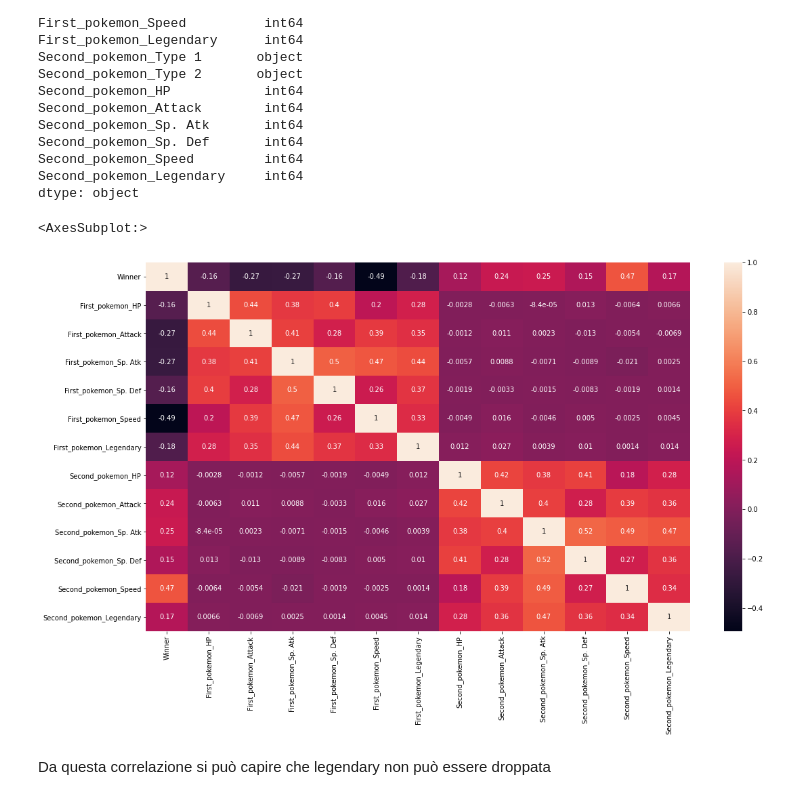
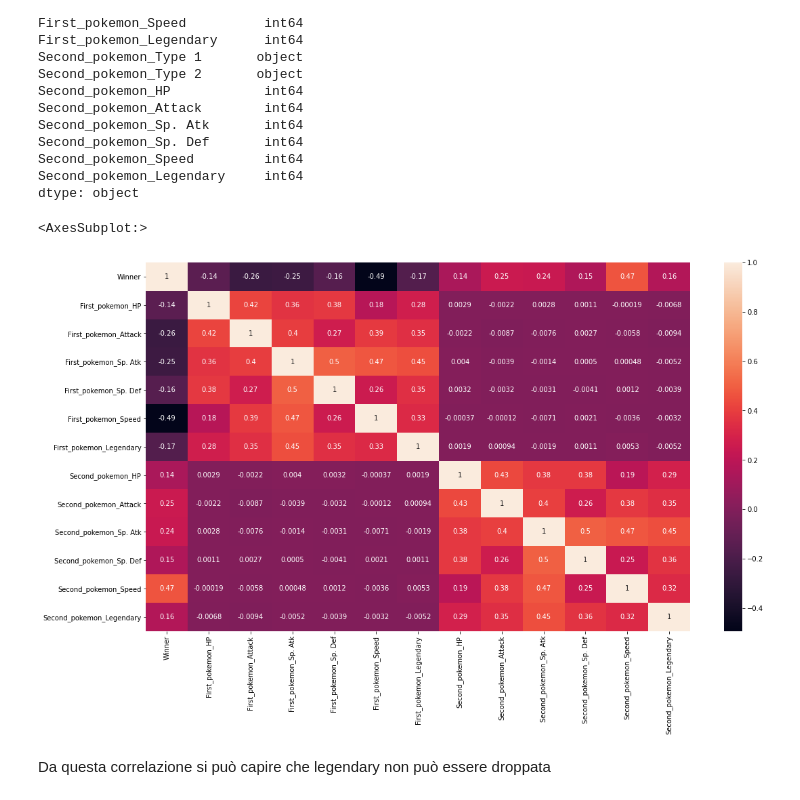
Before and after one commit to GuidiSara/Challenge-IA-Pokemon, a Jupyter notebook: Training.ipynb, the cells around one changed output. Saved outputs shown, nothing was run; the diff lists cells and outputs as text; code cells hidden in the pictures.

```diff
--- a/Training.ipynb
+++ b/Training.ipynb
@@ -517,11 +517,11 @@ Second_pokemon_Legendary     int64
 dtype: object
 # %%
 plt.figure(figsize=(18,10))
-corr = test_merge.corr()
+corr = train_merge.corr()
 sns.heatmap(corr, xticklabels=corr.columns.values, yticklabels=corr.columns.values, annot=True)
 # %% [output]
 <AxesSubplot:>
-[figure, old version]
+[figure, new version]
 # %% [markdown]
 Da questa correlazione si può capire che legendary non può essere droppata
 # %% [markdown]
```
Also changed, not shown: parts of 21 cells of this notebook, 1 other file.
